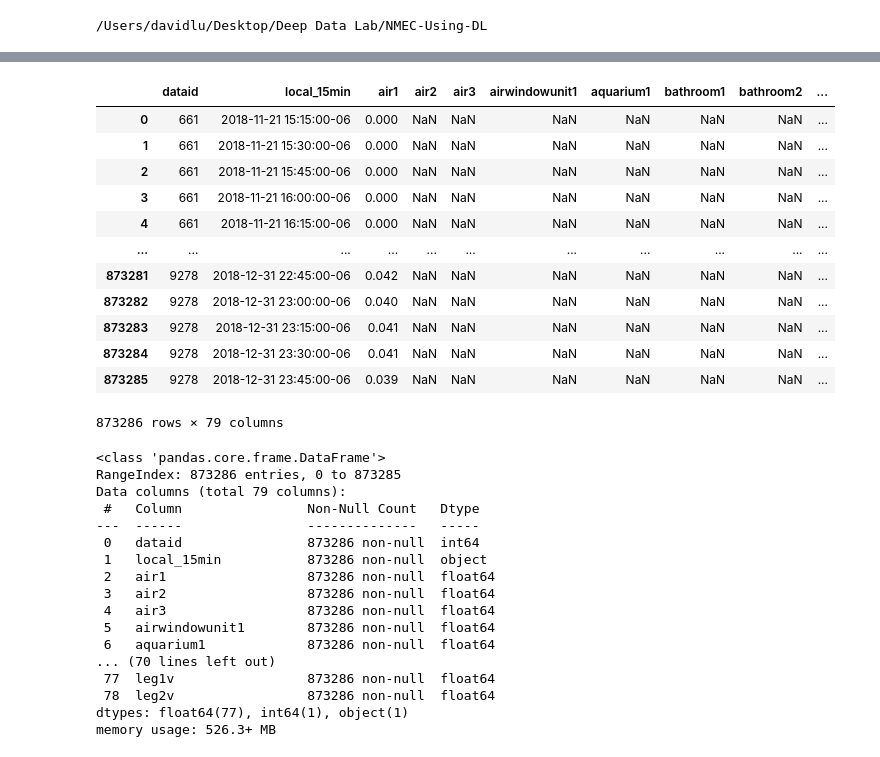
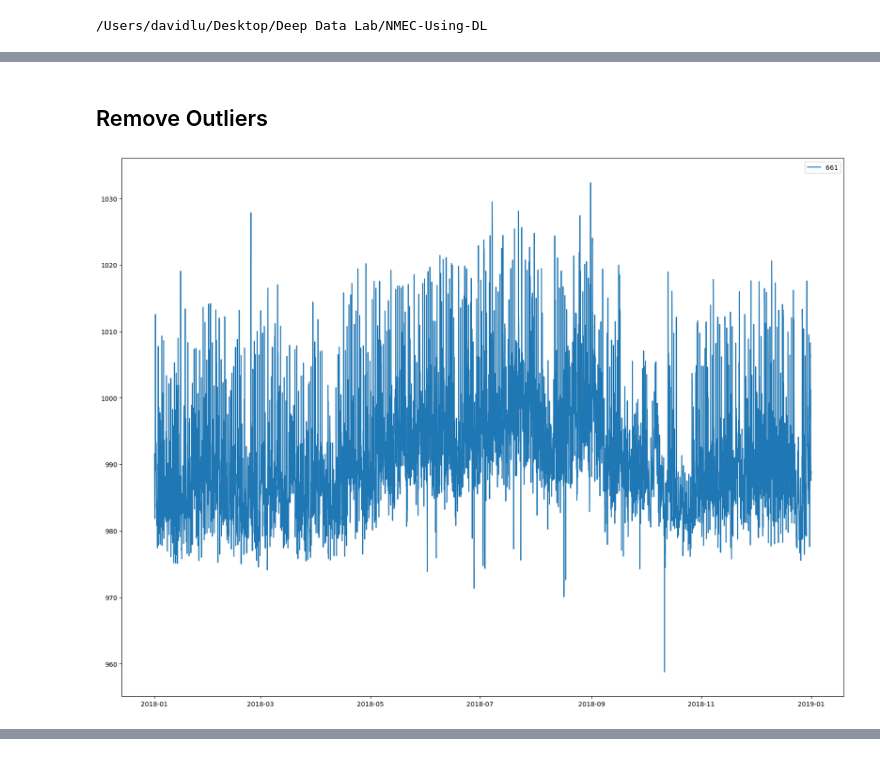
Before and after one commit to david5010/NMEC-Using-DL, a Jupyter notebook: notebooks/austin_15min.ipynb, the cells around one changed output, grey strips where cells are left out. Cells and saved outputs as stored; diff of their text form; code cells hidden in the pictures.

```diff
--- a/notebooks/austin_15min.ipynb
+++ b/notebooks/austin_15min.ipynb
@@ -6,0 +149,2 @@ import pandas as pd
+# %% [markdown]
+## Remove Outliers
@@ -7,3 +164,17 @@ import pandas as pd
+# %%
+# Assuming df is your dataframe
+df_filtered = pd.read_csv('data/15minute_data_austin/aust_hourly_cleaned.csv')
+df_filtered['datetime'] = pd.to_datetime(df_filtered['DATE']) + pd.to_timedelta(df_filtered['hour'], unit='h')
+# %%
+plt.figure(figsize=(20,15))
+for id in df_filtered['dataid'].unique():
+    if id != 661: continue
+    reduced = df_filtered[df_filtered['dataid'] == id].sort_values('datetime')
+    plt.plot(reduced['datetime'], reduced['total'], label = f'{id}')
+plt.legend()
+plt.show()
+# %% [output]
+[figure, added]
 # %%
 metadata = pd.read_csv('data/15minute_data_austin/metadata.csv')
 metadata
@@ -21,20 +192,3 @@ metadata
 | 1925 | 5822 | yes | Single-Family Home 001 (Master) | Whisper Valley | Texas | 2021-01-31 18:00:00-06:00 | 2023-08-16 11:59:00-05:00 | ... |
 | 1926 | 10519 | yes | Single-Family Home 001 (Master) | Austin | Texas | 2022-10-07 06:00:00-05:00 | 2023-01-07 06:59:00-06:00 | ... |
 1927 rows × 130 columns
-# %%
-data = pd.read_csv('data/15minute_data_austin/15minute_data_austin.csv')
-data
-# %% [output]
-|  | dataid | local_15min | air1 | air2 | air3 | airwindowunit1 | aquarium1 | bathroom1 | bathroom2 | ... |
-| 0 | 661 | 2018-11-21 15:15:00-06 | 0.000 | NaN | NaN | NaN | NaN | NaN | NaN | ... |
-| 1 | 661 | 2018-11-21 15:30:00-06 | 0.000 | NaN | NaN | NaN | NaN | NaN | NaN | ... |
-| 2 | 661 | 2018-11-21 15:45:00-06 | 0.000 | NaN | NaN | NaN | NaN | NaN | NaN | ... |
-| 3 | 661 | 2018-11-21 16:00:00-06 | 0.000 | NaN | NaN | NaN | NaN | NaN | NaN | ... |
-| 4 | 661 | 2018-11-21 16:15:00-06 | 0.000 | NaN | NaN | NaN | NaN | NaN | NaN | ... |
-| ... | ... | ... | ... | ... | ... | ... | ... | ... | ... | ... |
-| 873281 | 9278 | 2018-12-31 22:45:00-06 | 0.042 | NaN | NaN | NaN | NaN | NaN | NaN | ... |
-| 873282 | 9278 | 2018-12-31 23:00:00-06 | 0.040 | NaN | NaN | NaN | NaN | NaN | NaN | ... |
-| 873283 | 9278 | 2018-12-31 23:15:00-06 | 0.041 | NaN | NaN | NaN | NaN | NaN | NaN | ... |
-| 873284 | 9278 | 2018-12-31 23:30:00-06 | 0.041 | NaN | NaN | NaN | NaN | NaN | NaN | ... |
-| 873285 | 9278 | 2018-12-31 23:45:00-06 | 0.039 | NaN | NaN | NaN | NaN | NaN | NaN | ... |
-873286 rows × 79 columns
@@ -43,20 +194,0 @@ data = data.fillna(0)
-# %%
-data.info()
-# %% [output]
-<class 'pandas.core.frame.DataFrame'>
-RangeIndex: 873286 entries, 0 to 873285
-Data columns (total 79 columns):
- #   Column                Non-Null Count   Dtype
----  ------                --------------   -----
- 0   dataid                873286 non-null  int64
- 1   local_15min           873286 non-null  object
- 2   air1                  873286 non-null  float64
- 3   air2                  873286 non-null  float64
- 4   air3                  873286 non-null  float64
- 5   airwindowunit1        873286 non-null  float64
- 6   aquarium1             873286 non-null  float64
-... (70 lines left out)
- 77  leg1v                 873286 non-null  float64
- 78  leg2v                 873286 non-null  float64
-dtypes: float64(77), int64(1), object(1)
-memory usage: 526.3+ MB
```
Also changed, not shown: parts of 27 cells of this notebook, 1 other file.
